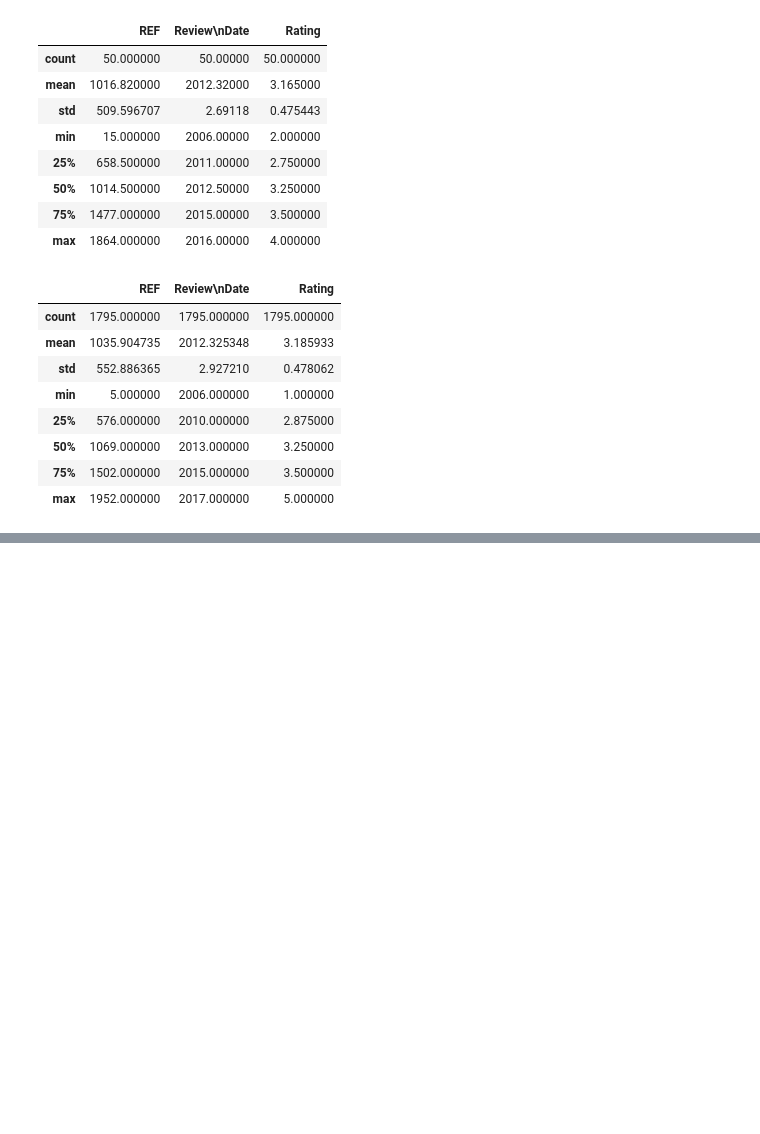
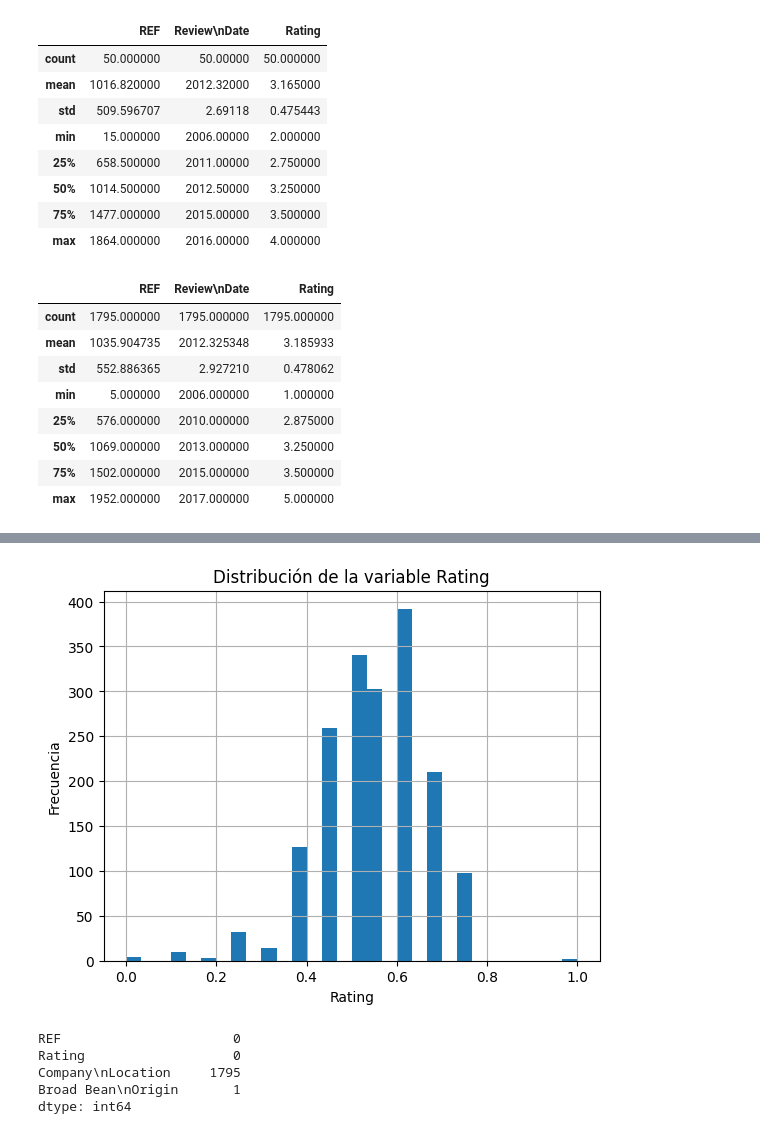
Before and after one commit to Maggycodde/Clases_IARMA-3, a Jupyter notebook: caso1.ipynb, the cells around one changed output, grey strips where cells are left out. Drawn from its saved outputs; the diff is of its cells as text; code cells hidden in the pictures; blank space fills up the shorter version.

```diff
--- a/caso1.ipynb
+++ b/caso1.ipynb
@@ -261,0 +289,11 @@ df.head()
+# %%
+df["Rating"].hist(
+    bins=30
+)
+plt.title("Distribución de la variable Rating")
+plt.xlabel("Rating")
+plt.ylabel("Frecuencia")
+
+plt.show()
+# %% [output]
+[figure, added]
@@ -261,0 +308,8 @@ df.head()
+# %%
+datos.isnull().sum()
+# %% [output]
+REF                      0
+Rating                   0
+Company\nLocation     1795
+Broad Bean\nOrigin       1
+dtype: int64
```
Also changed, not shown: parts of 9 cells of this notebook, 3 other files.
